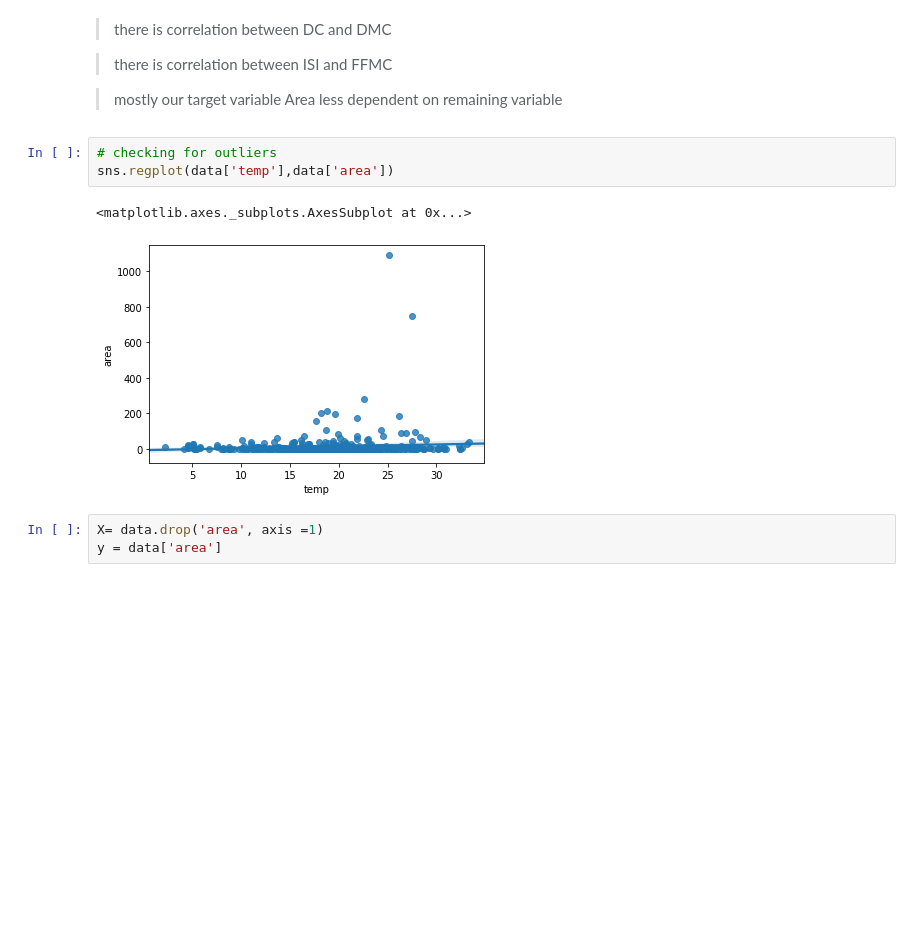
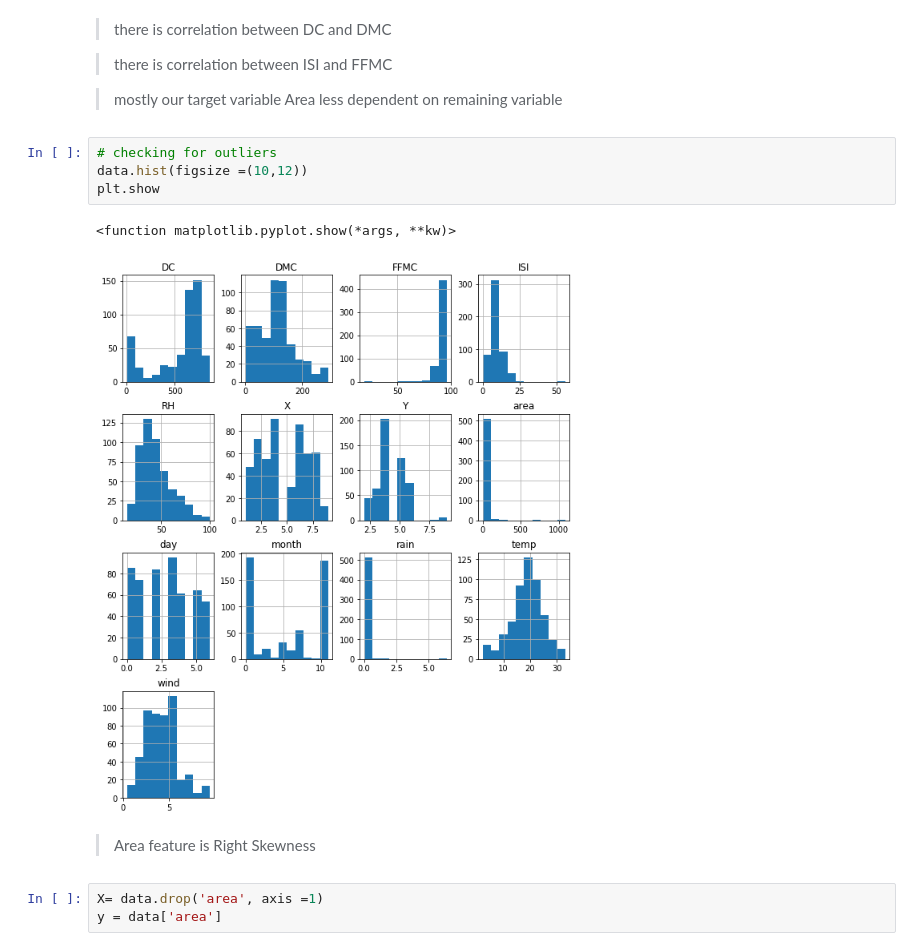
Before and after one commit to tarunkoutharapu/Build-It, a Jupyter notebook: Forest Fire Area prediction.ipynb, the cells around one changed output. Saved outputs shown, nothing was run; the diff lists cells and outputs as text; blank space fills up the shorter version.

```diff
--- a/Forest Fire Area prediction.ipynb
+++ b/Forest Fire Area prediction.ipynb
@@ -122,10 +122,13 @@ Name: area, dtype: float64
 > mostly our target variable Area less dependent on remaining variable
 # %%
 # checking for outliers
-sns.regplot(data['temp'],data['area'])
+data.hist(figsize =(10,12))
+plt.show
 # %% [output]
-<matplotlib.axes._subplots.AxesSubplot at 0x...>
+<function matplotlib.pyplot.show(*args, **kw)>
-[figure, old version]
+[figure, new version]
+# %% [markdown]
+> Area feature is Right Skewness
 # %%
 X= data.drop('area', axis =1)
 y = data['area']
```
Also changed, not shown: parts of 16 cells of this notebook.
